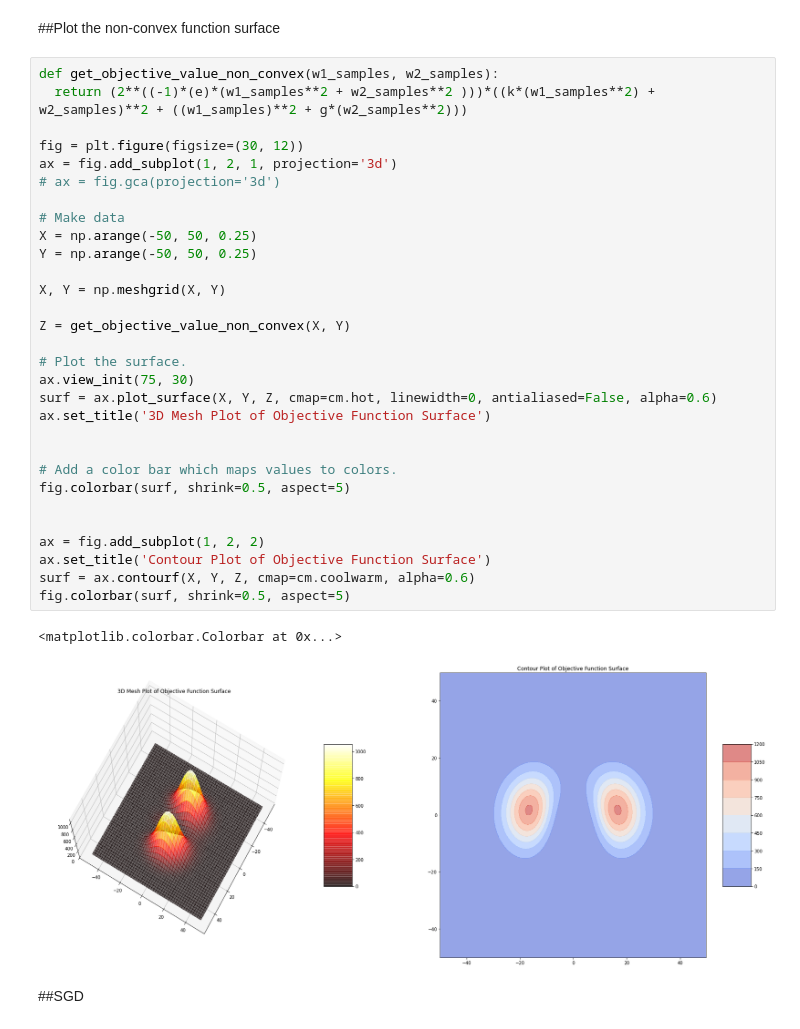
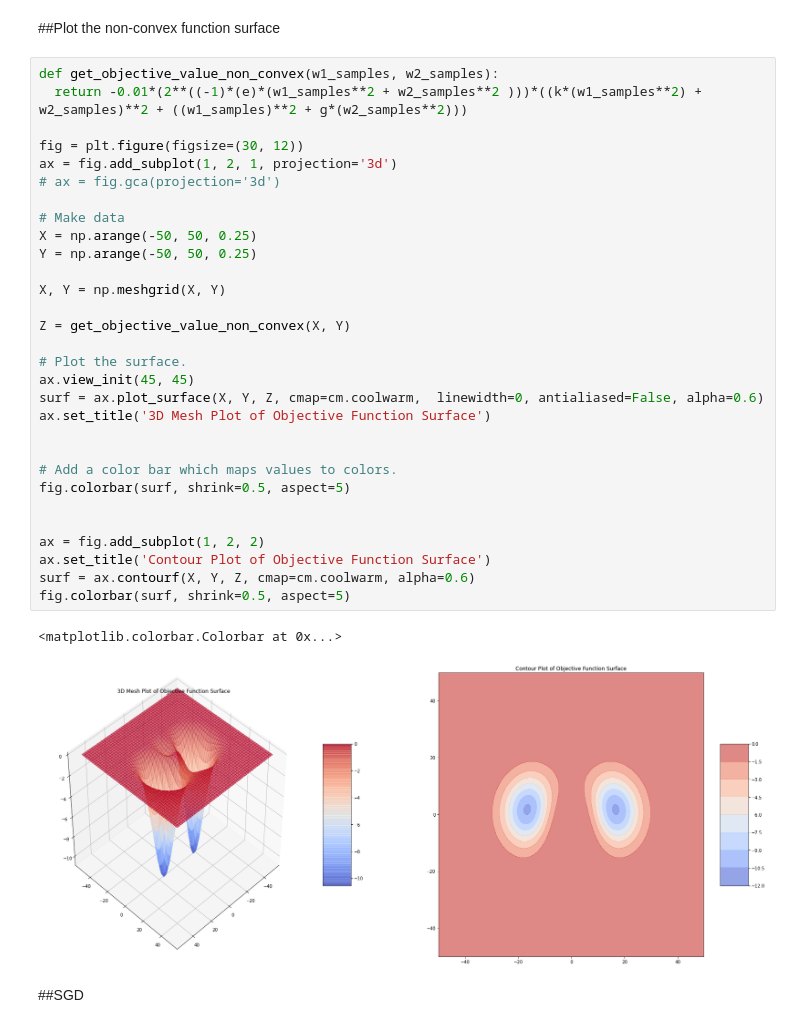
Before and after one commit to vinx-2105/Artificial_Neural_Networks_Labs, a Jupyter notebook: ANN_Lab1.ipynb, the cells around one changed output. Drawn from its saved outputs; the diff is of its cells as text.

```diff
--- a/ANN_Lab1.ipynb
+++ b/ANN_Lab1.ipynb
@@ -287,37 +291,37 @@ g = 0.5
 ##Plot the non-convex function surface
 # %%
 def get_objective_value_non_convex(w1_samples, w2_samples):
-  return (2**((-1)*(e)*(w1_samples**2 + w2_samples**2 )))*((k*(w1_samples**2) + w2_samples)**2 + ((w1_samples)**2 + g*(w2_samples**2)))
+  return -0.01*(2**((-1)*(e)*(w1_samples**2 + w2_samples**2 )))*((k*(w1_samples**2) + w2_samples)**2 + ((w1_samples)**2 + g*(w2_samples**2)))
 
 fig = plt.figure(figsize=(30, 12))
 ax = fig.add_subplot(1, 2, 1, projection='3d')
 # ax = fig.gca(projection='3d')
 
 # Make data
 X = np.arange(-50, 50, 0.25)
 Y = np.arange(-50, 50, 0.25)
 
 X, Y = np.meshgrid(X, Y)
 
 Z = get_objective_value_non_convex(X, Y)
 
 # Plot the surface.
-ax.view_init(75, 30)
-surf = ax.plot_surface(X, Y, Z, cmap=cm.hot, linewidth=0, antialiased=False, alpha=0.6)
+ax.view_init(45, 45)
+surf = ax.plot_surface(X, Y, Z, cmap=cm.coolwarm,  linewidth=0, antialiased=False, alpha=0.6)
 ax.set_title('3D Mesh Plot of Objective Function Surface')
 
 
 # Add a color bar which maps values to colors.
 fig.colorbar(surf, shrink=0.5, aspect=5)
 
 
 ax = fig.add_subplot(1, 2, 2)
 ax.set_title('Contour Plot of Objective Function Surface')
 surf = ax.contourf(X, Y, Z, cmap=cm.coolwarm, alpha=0.6)
 fig.colorbar(surf, shrink=0.5, aspect=5)
 # %% [output]
 <matplotlib.colorbar.Colorbar at 0x...>
-[figure, old version]
+[figure, new version]
 # %% [markdown]
 ##SGD
 # %%
```
Also changed, not shown: parts of 9 cells of this notebook.
